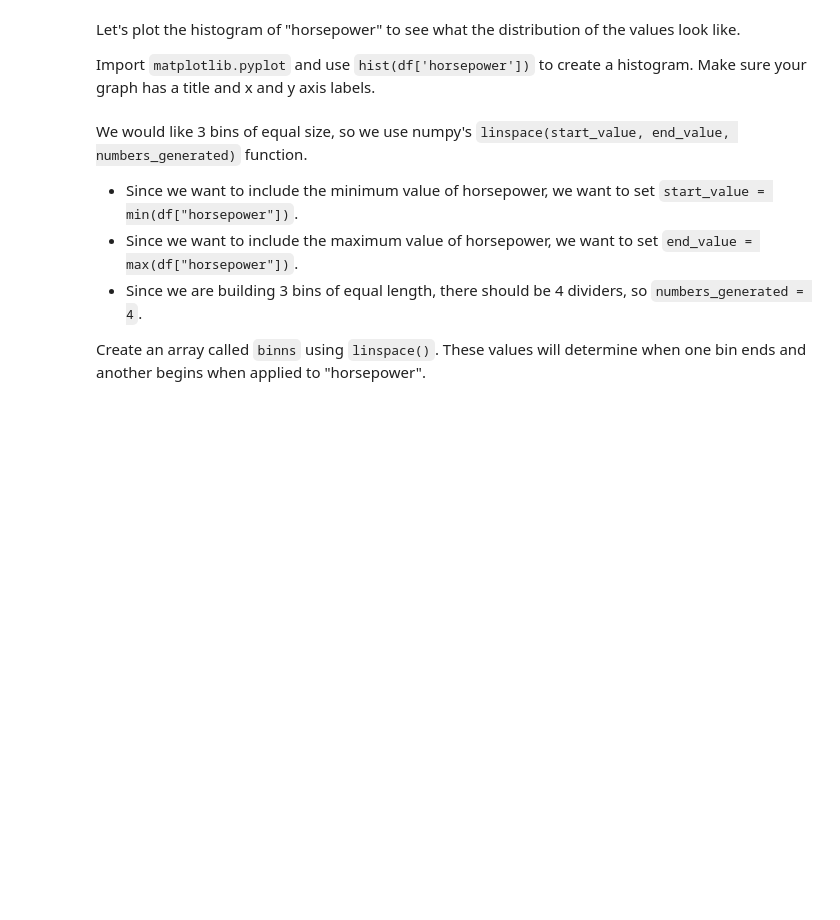
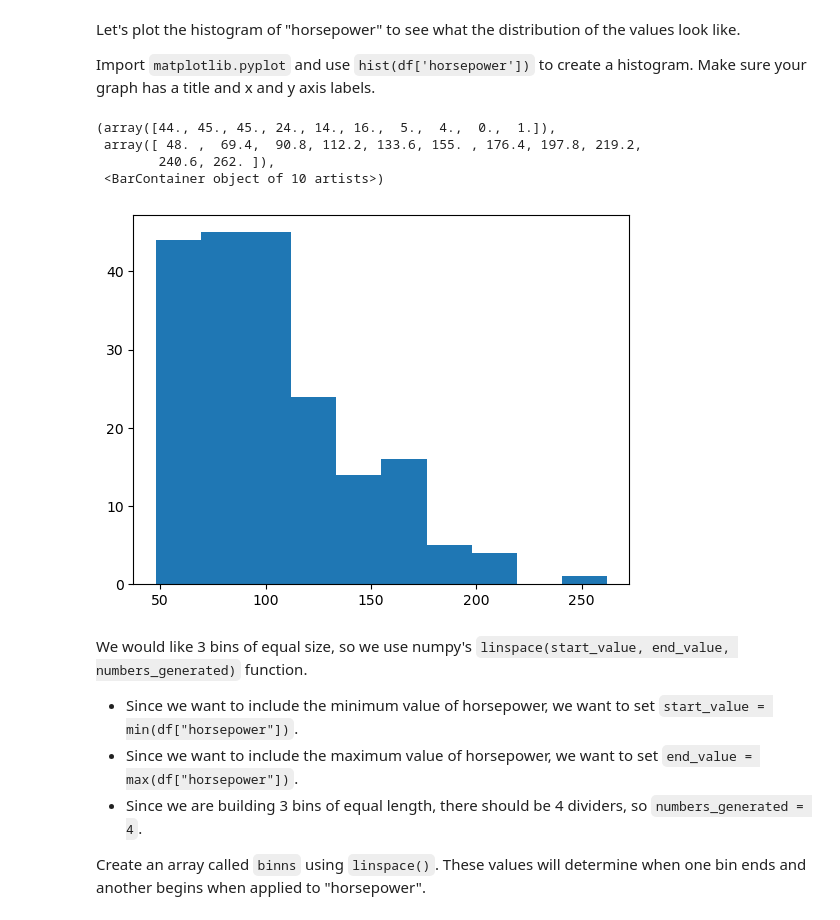
Before and after one commit to EPIC-Campus-LPS/automobile-regression-model-J-Huster, a Jupyter notebook: FAI_Automobile_Part1.ipynb, the cells around one changed output. Drawn from its saved outputs; the diff is of its cells as text; code cells hidden in the pictures; blank space fills up the shorter version.

```diff
--- a/FAI_Automobile_Part1.ipynb
+++ b/FAI_Automobile_Part1.ipynb
@@ -442,6 +453,15 @@ IntCastingNaNError: Cannot convert non-finite values (NA or inf) to integer
 Let's plot the histogram of "horsepower" to see what the distribution of the values look like.
 
 Import `matplotlib.pyplot` and use `hist(df['horsepower'])` to create a histogram. Make sure your graph has a title and  x and y axis labels.
+# %%
+import matplotlib.pyplot as mat
+mat.hist(df['horsepower'])
+# %% [output]
+(array([44., 45., 45., 24., 14., 16.,  5.,  4.,  0.,  1.]),
+ array([ 48. ,  69.4,  90.8, 112.2, 133.6, 155. , 176.4, 197.8, 219.2,
+        240.6, 262. ]),
+ <BarContainer object of 10 artists>)
+[figure, added]
 # %% [markdown]
 We would like 3 bins of equal size, so we use numpy's `linspace(start_value, end_value, numbers_generated)` function.
 - Since we want to include the minimum value of horsepower, we want to set `start_value = min(df["horsepower"])`.
```
Also changed, not shown: parts of 3 cells of this notebook.
